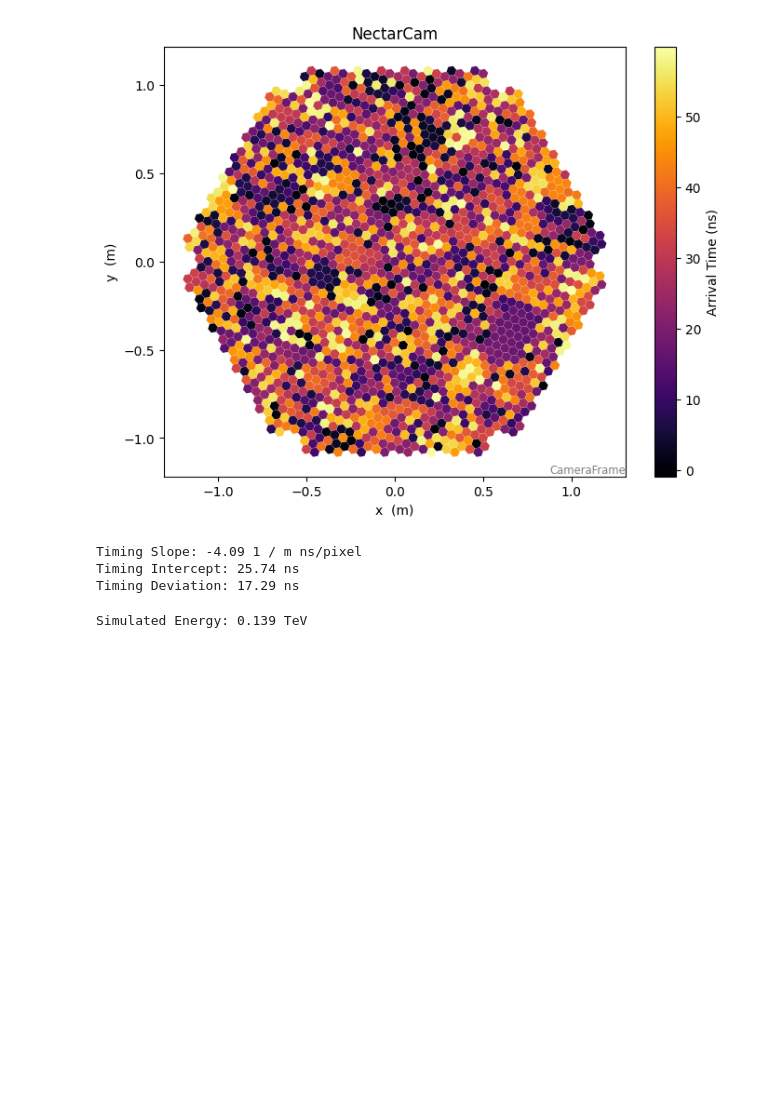
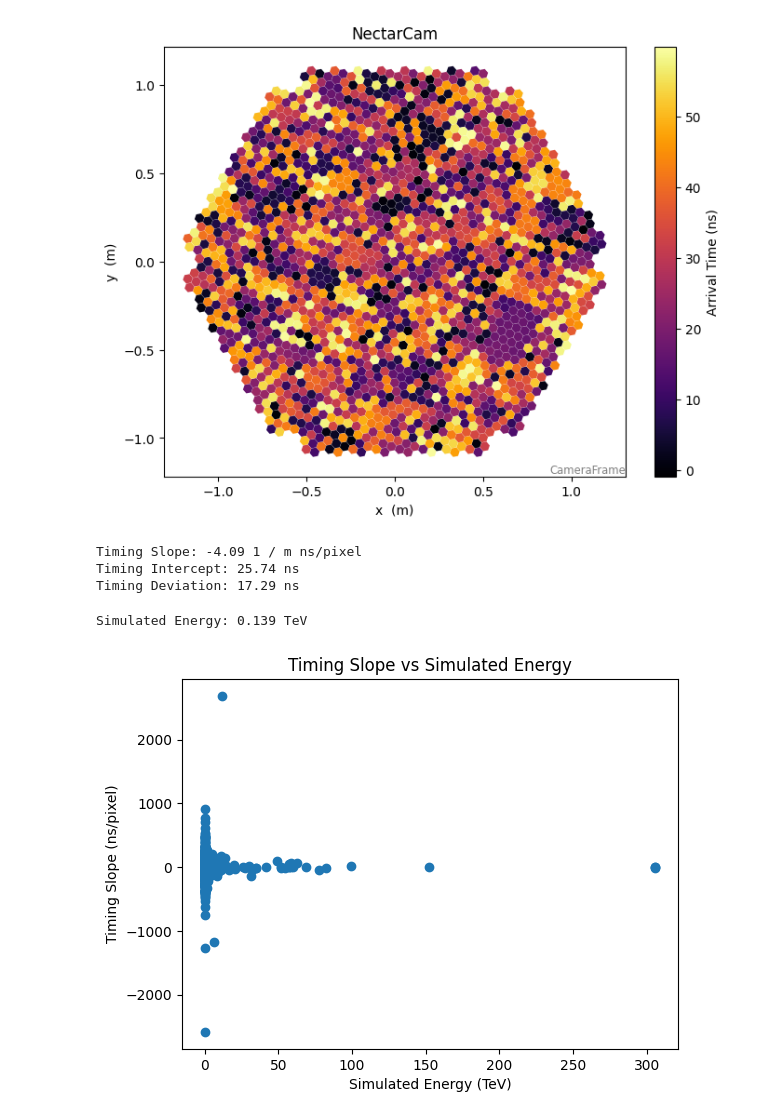
Before and after one commit to sarthak-tri/ACR_2026_TIFR_assignments, a Jupyter notebook: assignment-1/Mono_Reconstruction.ipynb, the cells around one changed output. Drawn from its saved outputs; the diff is of its cells as text; code cells hidden in the pictures; blank space fills up the shorter version.

Commit message:
Ran loop to find the simulated energy and the timing parameters, and Hillas parameters for the first 1000 events on telescope with ID 10.

```diff
--- a/assignment-1/Mono_Reconstruction.ipynb
+++ b/assignment-1/Mono_Reconstruction.ipynb
@@ -233,6 +233,7 @@ def get_time_params(geom, image):
 
     Returns:
     timing_params: Dictionary containing the timing parameters (slope, intercept, deviation).
+    hillas_params: Dictionary containing the Hillas parameters (x, y, length, width, phi, etc.).
     """
     ## clean the image
     clean_mask = tailcuts_clean(
@@ -241,9 +242,40 @@ def get_time_params(geom, image):
         picture_thresh=6,
         boundary_thresh=3
     )
+    cleaned_image = image.copy()
+    cleaned_image[~clean_mask] = 0
     ## get brightest island
-    brightest_mask = brightest_island(geom, clean_mask)
+    island_labels = number_of_islands(geom, clean_mask)[1]
+    brightest_mask = brightest_island(n_islands=len(np.unique(island_labels)), image = cleaned_image,island_labels=island_labels)
     ## get hillas parameters
-    hillas_params = hillas_parameters(geom[brightest_mask], image[brightest_mask])
-    timing_params = timing_parameters(hillas_parameters=hillas_params, geom=geom[brightest_mask], image=image[brightest_mask], peak_time=mono_events[ev_id].dl1.tel[tel_id].peak_time[brightest_mask])
-    return timing_params
+    hillas_params = hillas_parameters(geom[brightest_mask], cleaned_image[brightest_mask])
+    timing_params = timing_parameters(hillas_parameters=hillas_params, geom=geom[brightest_mask], image=cleaned_image[brightest_mask], peak_time=mono_events[ev_id].dl1.tel[tel_id].peak_time[brightest_mask])
+    return timing_params, hillas_params
+# %%
+time_slope_list = []
+time_intercept_list = []
+time_deviation_list = []
+sim_energy_list = []
+hillas_intensity_list = []
+hillas_length_list = []
+hillas_width_list = []
+for i, event in enumerate(mono_events):
+    if i >= 1000:
+        break
+    image = event.dl1.tel[tel_id].image
+    timing_params, hillas_params = get_time_params(tel_geom, image)
+    time_slope_list.append(timing_params['slope'].value)
+    time_intercept_list.append(timing_params['intercept'])
+    time_deviation_list.append(timing_params['deviation'])
+    sim_energy_list.append(event.simulation.shower.energy.value)
+    hillas_intensity_list.append(hillas_params['intensity'])
+    hillas_length_list.append(hillas_params['length'].value)
+    hillas_width_list.append(hillas_params['width'].value)
+# %%
+plt.plot(sim_energy_list, time_slope_list, 'o')
+plt.xlabel('Simulated Energy (TeV)')
+plt.ylabel('Timing Slope (ns/pixel)')
+plt.title('Timing Slope vs Simulated Energy')
+plt.show()
+# %% [output]
+[figure, added]
```
